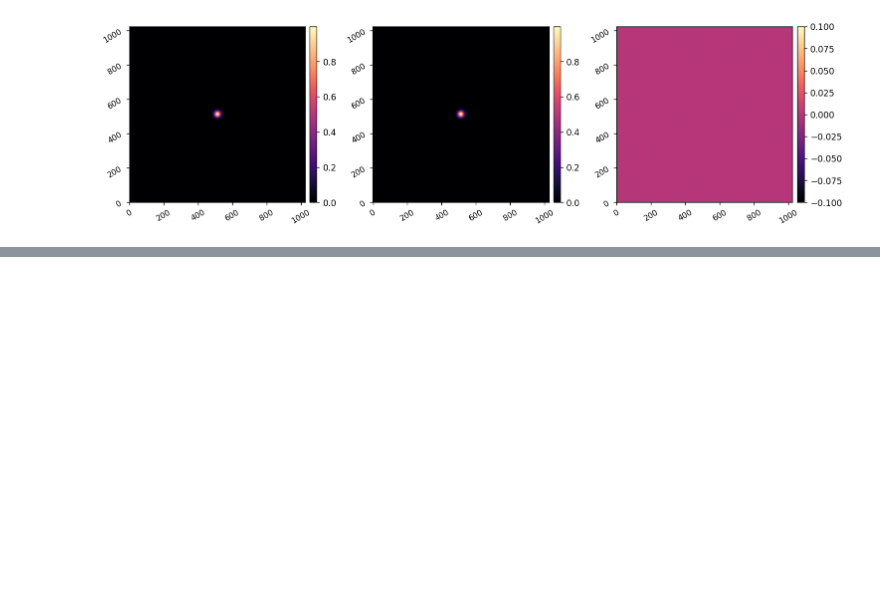
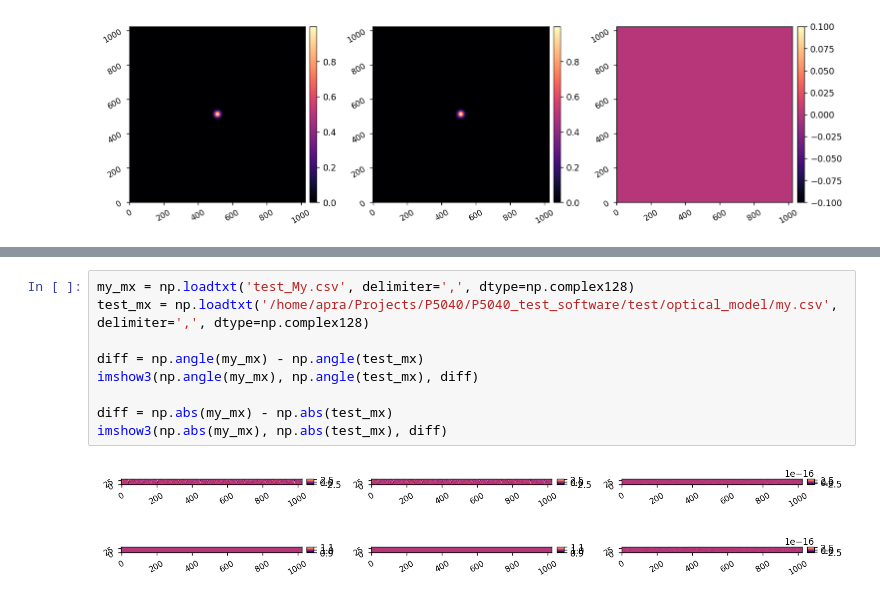
Before and after one commit to kian1377/apra-howfsc-models, a Jupyter notebook: notebooks/test_dm_model.ipynb, the cells around one changed output, grey strips where cells are left out. Drawn from its saved outputs; the diff is of its cells as text; blank space fills up the shorter version.

Commit message:
testing python versus C DM model, they are now matching

```diff
--- a/notebooks/test_dm_model.ipynb
+++ b/notebooks/test_dm_model.ipynb
@@ -101,0 +125,12 @@ imshow3(test_inf_fun, inf_fun, diff)
+# %%
+my_mx = np.loadtxt('test_My.csv', delimiter=',', dtype=np.complex128)
+test_mx = np.loadtxt('/home/apra/Projects/P5040/P5040_test_software/test/optical_model/my.csv', delimiter=',', dtype=np.complex128)
+
+diff = np.angle(my_mx) - np.angle(test_mx)
+imshow3(np.angle(my_mx), np.angle(test_mx), diff)
+
+diff = np.abs(my_mx) - np.abs(test_mx)
+imshow3(np.abs(my_mx), np.abs(test_mx), diff)
+# %% [output]
+[figure, added]
+[figure, added]
```
Also changed, not shown: parts of 9 cells of this notebook, 8 other files.
